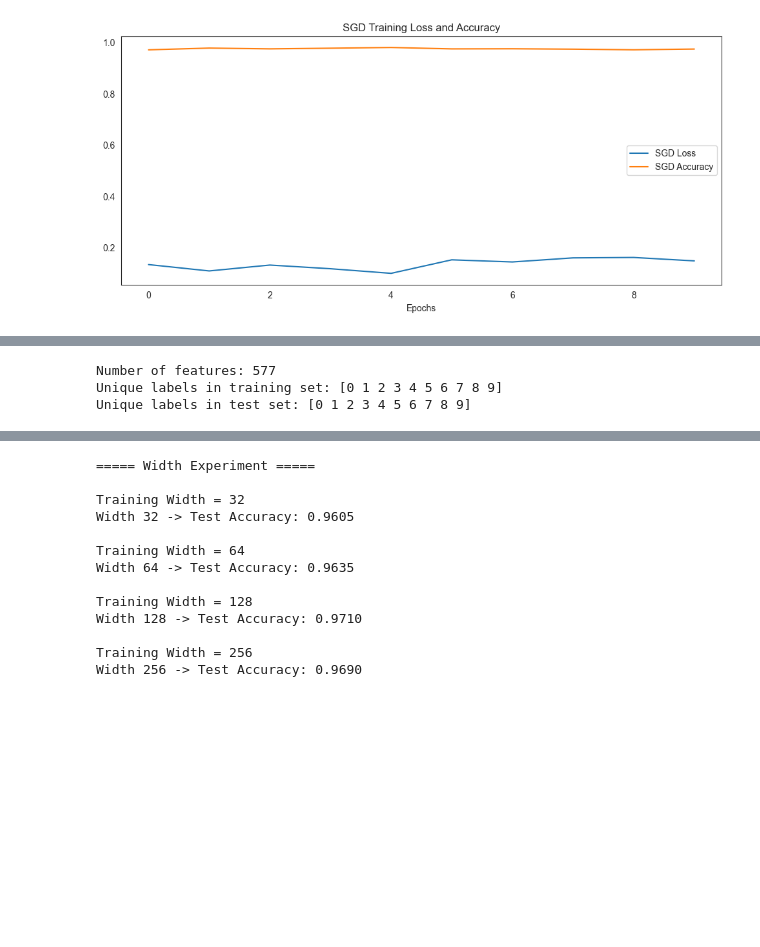
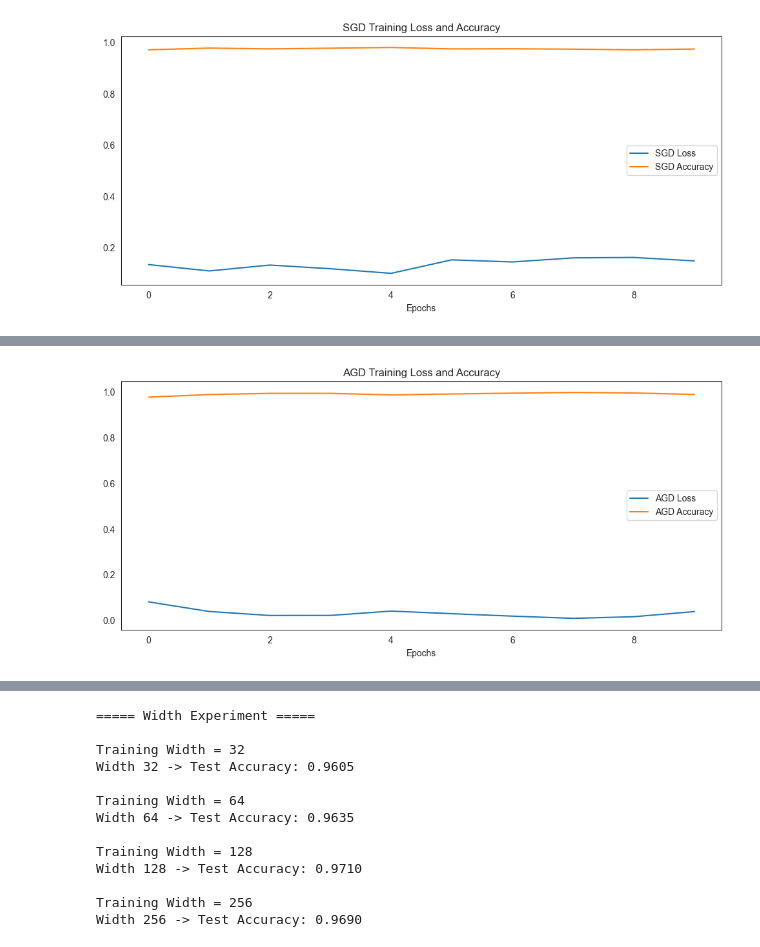
Before and after one commit to Ripa-Shah/MachineLearningOptimization, a Jupyter notebook: Data_preparation.ipynb, the cells around one changed output, grey strips where cells are left out. Cells and saved outputs as stored; diff of their text form; code cells hidden in the pictures; blank space fills up the shorter version.

```diff
--- a/Data_preparation.ipynb
+++ b/Data_preparation.ipynb
@@ -1188,5 +1372,13 @@ print("Adam Training Complete. Evaluating on test set...")
 test_loss_adam, test_acc_adam = model.evaluate(x_test_final, np.argmax(Y_test, axis=1), verbose=0)
 print(f"Adam Test Accuracy: {test_acc_adam:.4f}")
 print(f"Adam Test Loss: {test_loss_adam:.4f}")
+
+plt.figure(figsize=(12,5))
+plt.plot(history_adam.history['loss'], label='AGD Loss')
+plt.plot(history_adam.history['accuracy'], label='AGD Accuracy')
+plt.title("AGD Training Loss and Accuracy")
+plt.xlabel("Epochs")
+plt.legend()
+plt.show()
 # %% [output]
 Epoch 1/10
@@ -1209,54 +1401 @@ Adam Test Loss: 0.1286
+[figure, added]
-# %%
-
-
-import matplotlib.pyplot as plt
-import keras
-from keras import layers
-import numpy as np
-
-# 1. Setup labels and parameters
-Y_train_int = np.argmax(Y_train, axis=1)
-Y_test_int = np.argmax(Y_test, axis=1)
-num_features = x_train_final.shape[1]
-print(f"Number of features: {num_features}")
-print(f"Unique labels in training set: {np.unique(Y_train_int)}")
-print(f"Unique labels in test set: {np.unique(Y_test_int)}")
-def train_model(activation):
-    model = keras.Sequential([
-        layers.Input(shape=(num_features,)),
-        layers.Dense(
-    128,
-    activation=activation,
-    kernel_initializer='he_uniform',
-    bias_initializer='zeros'
-),
-layers.Dense(
-    64,
-    activation=activation,
-    kernel_initializer='he_uniform',
-    bias_initializer='zeros'
-),
-        layers.Dense(10, activation='softmax')
-    ])
-
-    model.compile(
-        optimizer='adam',
-        loss='sparse_categorical_crossentropy',
-        metrics=['accuracy']
-    )
-
-    history = model.fit(
-        x_train_final, Y_train_int,
-        epochs=10,
-        batch_size=32,
-        validation_split=0.1,
-        verbose=1
-    )
-
-    test_loss, test_acc = model.evaluate(x_test_final, Y_test_int, verbose=0)
-
-    return history, test_acc, test_loss
-# %% [output]
-Number of features: 577
-Unique labels in training set: [0 1 2 3 4 5 6 7 8 9]
-Unique labels in test set: [0 1 2 3 4 5 6 7 8 9]
```
Also changed, not shown: parts of 13 cells of this notebook.
